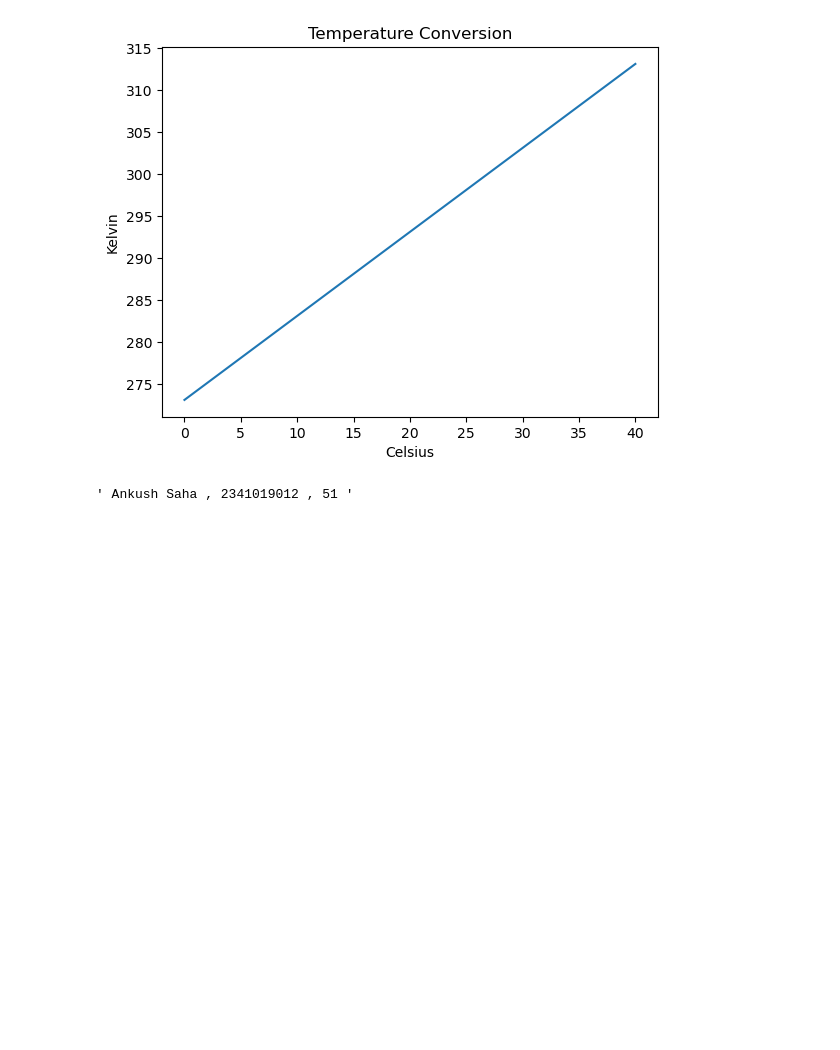
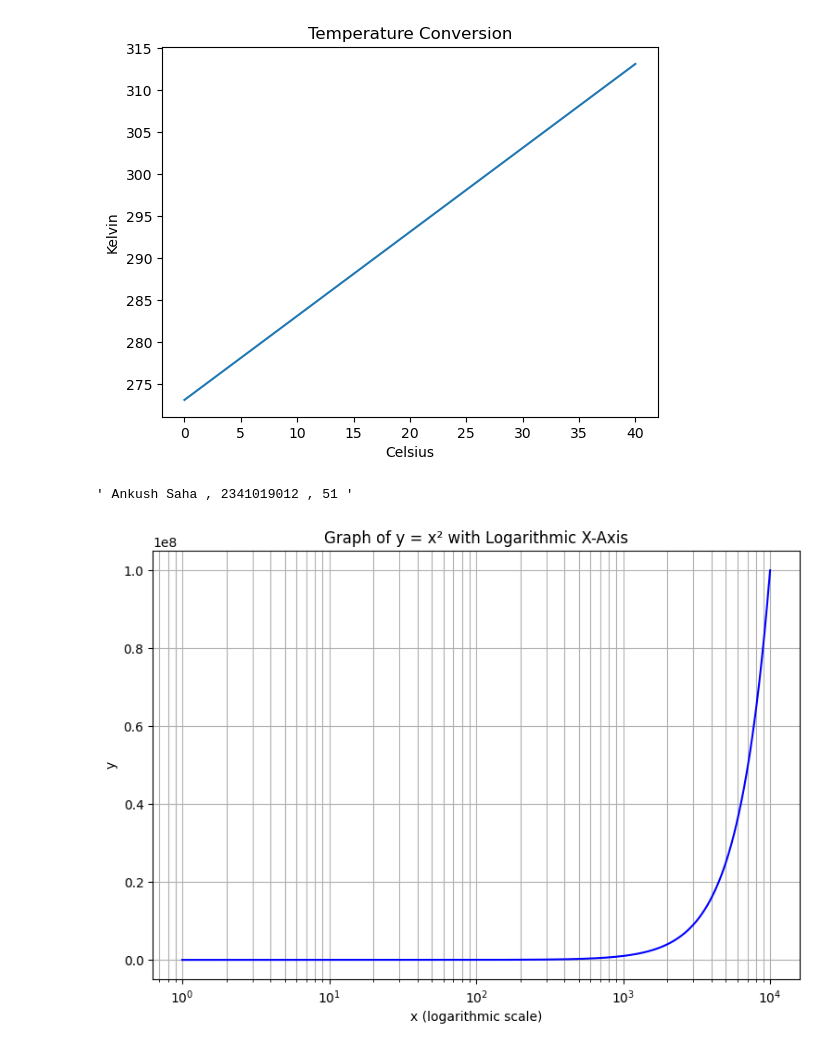
Before and after one commit to ankushsaha18/CollegeAssignments, a Jupyter notebook: SEM6/Python/Minor Assignment 1.ipynb, the cells around one changed output. Cells and saved outputs as stored; diff of their text form; code cells hidden in the pictures; blank space fills up the shorter version.

```diff
--- a/SEM6/Python/Minor Assignment 1.ipynb
+++ b/SEM6/Python/Minor Assignment 1.ipynb
@@ -642,3 +642,25 @@ plt.show()
 4       40  313.15
 [figure]
 ' Ankush Saha , 2341019012 , 51 '
+# %%
+import numpy as np
+import matplotlib.pyplot as plt
+
+x = np.linspace(1, 10000, 1000)
+y = x**2
+
+fig, ax = plt.subplots(figsize=(9, 6))
+
+ax.plot(x, y, color="blue")
+
+ax.set_xscale("log")
+
+ax.set_xlabel("x (logarithmic scale)")
+ax.set_ylabel("y")
+ax.set_title("Graph of y = x² with Logarithmic X-Axis")
+
+ax.grid(True, which="both")
+
+plt.show()
+# %% [output]
+[figure, added]
```
Also changed, not shown: 12 other files.
